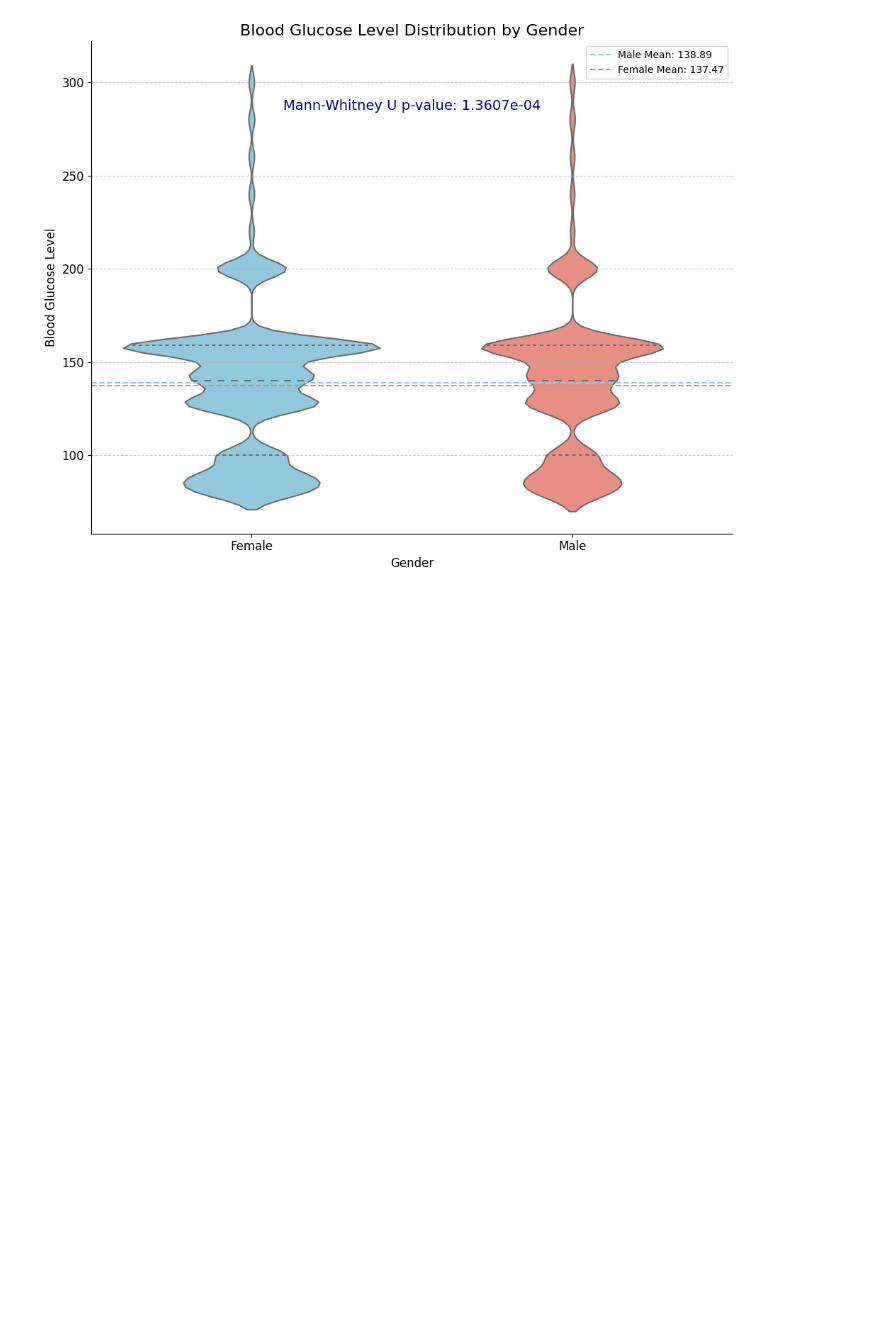
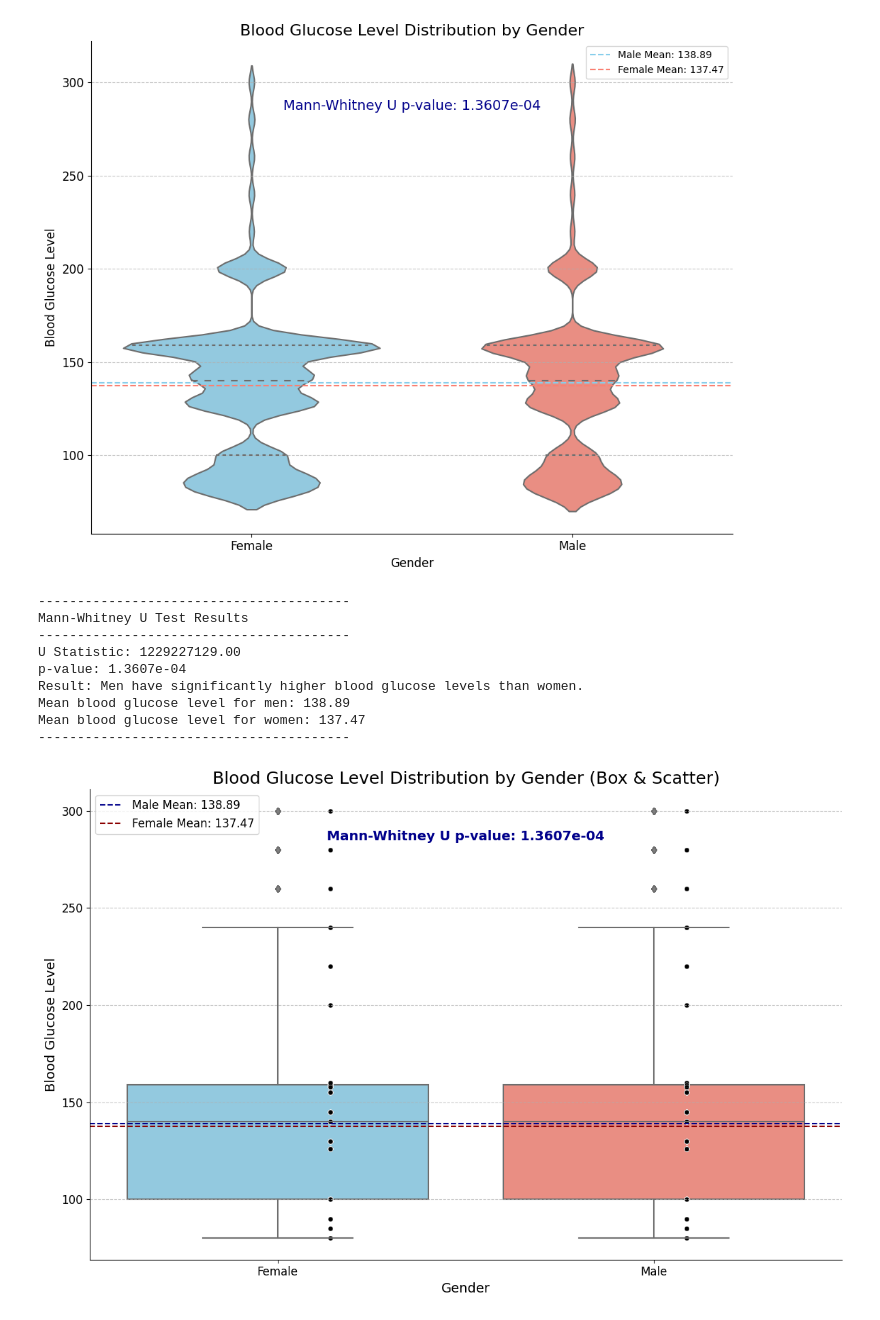
Before and after one commit to piyus22/SUGAR, a Jupyter notebook: diabetes_analysis.ipynb, the cells around one changed output. Cells and saved outputs as stored; diff of their text form; code cells hidden in the pictures; blank space fills up the shorter version.

Commit message:
graph_updates

```diff
--- a/diabetes_analysis.ipynb
+++ b/diabetes_analysis.ipynb
@@ -329,3 +329,80 @@ Mean blood glucose level for men: 138.89
 Mean blood glucose level for women: 137.47
 ----------------------------------------
 [figure]
+# %%
+# Both the male and female blood glucose levels are not normally distributed, and there is a significant difference between the two groups.
+
+import pandas as pd
+import matplotlib.pyplot as plt
+import seaborn as sns
+import numpy as np
+from scipy.stats import mannwhitneyu
+
+# Assuming your DataFrames are named 'diabetes_men', 'diabetes_women', and 'diabetes_ip_file'
+
+# Mann-Whitney U Test (same as before)
+stat, p = mannwhitneyu(diabetes_men, diabetes_women, alternative='greater')
+print("-" * 40)
+print("Mann-Whitney U Test Results")
+print("-" * 40)
+print(f"U Statistic: {stat:.2f}")
+print(f"p-value: {p:.4e}")
+alpha = 0.05
+if p < alpha:
+    print("\033[1mResult:\033[0m Men have significantly higher blood glucose levels than women.")
+else:
+    print("\033[1mResult:\033[0m There is no significant difference, or women have higher blood glucose levels.")
+mean_men = diabetes_men.mean()
+mean_women = diabetes_women.mean()
+print(f"Mean blood glucose level for men: {mean_men:.2f}")
+print(f"Mean blood glucose level for women: {mean_women:.2f}")
+print("-" * 40)
+
+diabetes_ip_file = diabetes_ip_file.loc[diabetes_ip_file['gender'].isin(['Male', 'Female'])]
+
+# Enhanced Box Plot with Distribution Scatter
+plt.figure(figsize=(12, 8))  # Increased figure size
+
+# Box plot
+sns.boxplot(x='gender', y='blood_glucose_level', data=diabetes_ip_file,
+            palette=['skyblue', 'salmon'], linewidth=1.5,
+            flierprops={"marker": "d", "markersize": 5, "markerfacecolor": "gray"})
+
+# Scatter plot within each box with manual jitter
+for gender in diabetes_ip_file['gender'].unique():
+    subset = diabetes_ip_file[diabetes_ip_file['gender'] == gender]
+    x_positions = [i + np.random.uniform(-0.2, 0.2) for i, val in enumerate(diabetes_ip_file['gender'].unique()) if val == gender] * len(subset)
+    sns.scatterplot(x=x_positions, y=subset['blood_glucose_level'],
+                    color='black', alpha=0.5, s=25, zorder=1) #Increased alpha and size, added zorder
+
+# Add p-value (more prominent)
+plt.text(0.5, diabetes_ip_file['blood_glucose_level'].max() * 0.95, f"Mann-Whitney U p-value: {p:.4e}",
+         ha='center', fontsize=14, color='darkblue', fontweight='bold')
+
+# Mean lines
+plt.axhline(diabetes_men.mean(), color='darkblue', linestyle='--', linewidth=1.5, label=f"Male Mean: {diabetes_men.mean():.2f}")
+plt.axhline(diabetes_women.mean(), color='darkred', linestyle='--', linewidth=1.5, label=f"Female Mean: {diabetes_women.mean():.2f}")
+
+# Enhanced Plot Aesthetics
+plt.title("Blood Glucose Level Distribution by Gender (Box & Scatter)", fontsize=18) #Increased fontsize
+plt.xlabel("Gender", fontsize=14)
+plt.ylabel("Blood Glucose Level", fontsize=14)
+plt.xticks(fontsize=12)
+plt.yticks(fontsize=12)
+plt.grid(axis='y', linestyle='--', alpha=0.7)
+sns.despine()
+plt.legend(fontsize=12)
+plt.tight_layout()
+
+plt.show()
+# %% [output]
+----------------------------------------
+Mann-Whitney U Test Results
+----------------------------------------
+U Statistic: 1229227129.00
+p-value: 1.3607e-04
+Result: Men have significantly higher blood glucose levels than women.
+Mean blood glucose level for men: 138.89
+Mean blood glucose level for women: 137.47
+----------------------------------------
+[figure, added]
```
Also changed, not shown: parts of 3 cells of this notebook, 1 other file.
